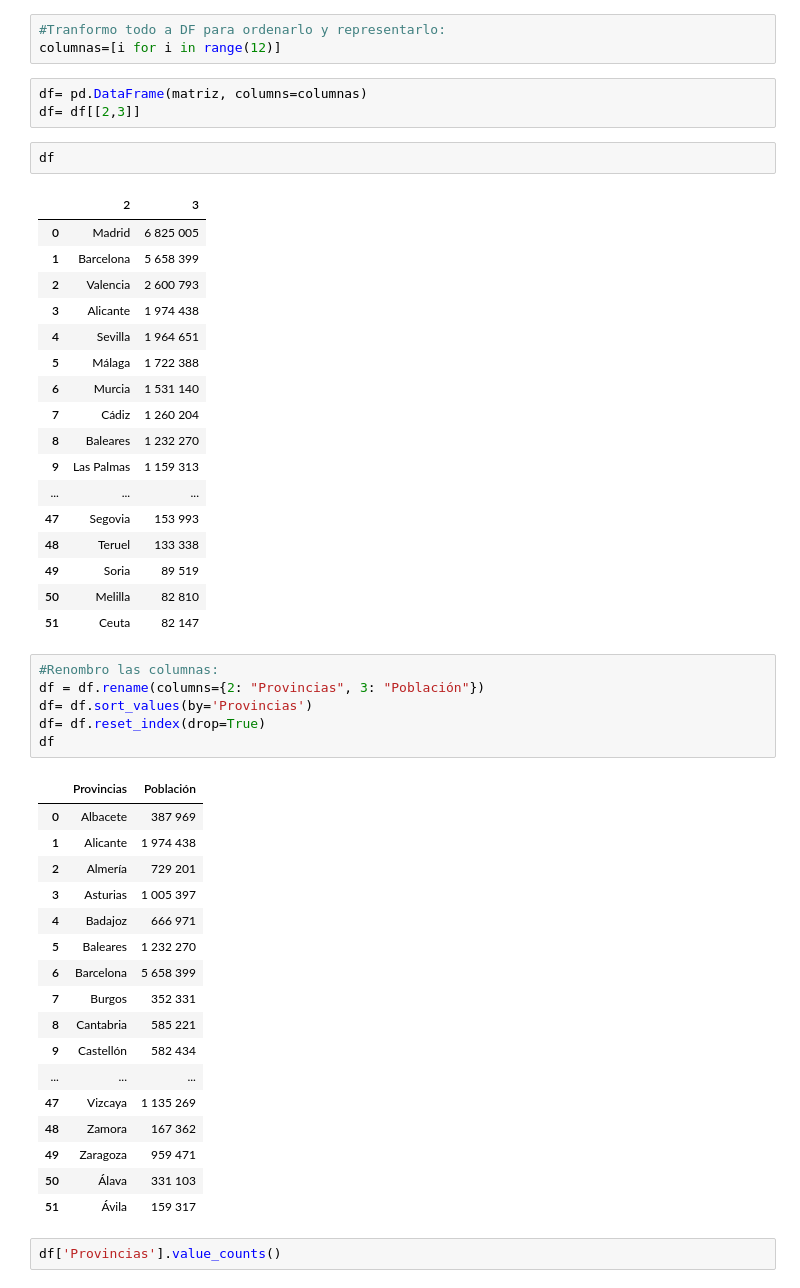
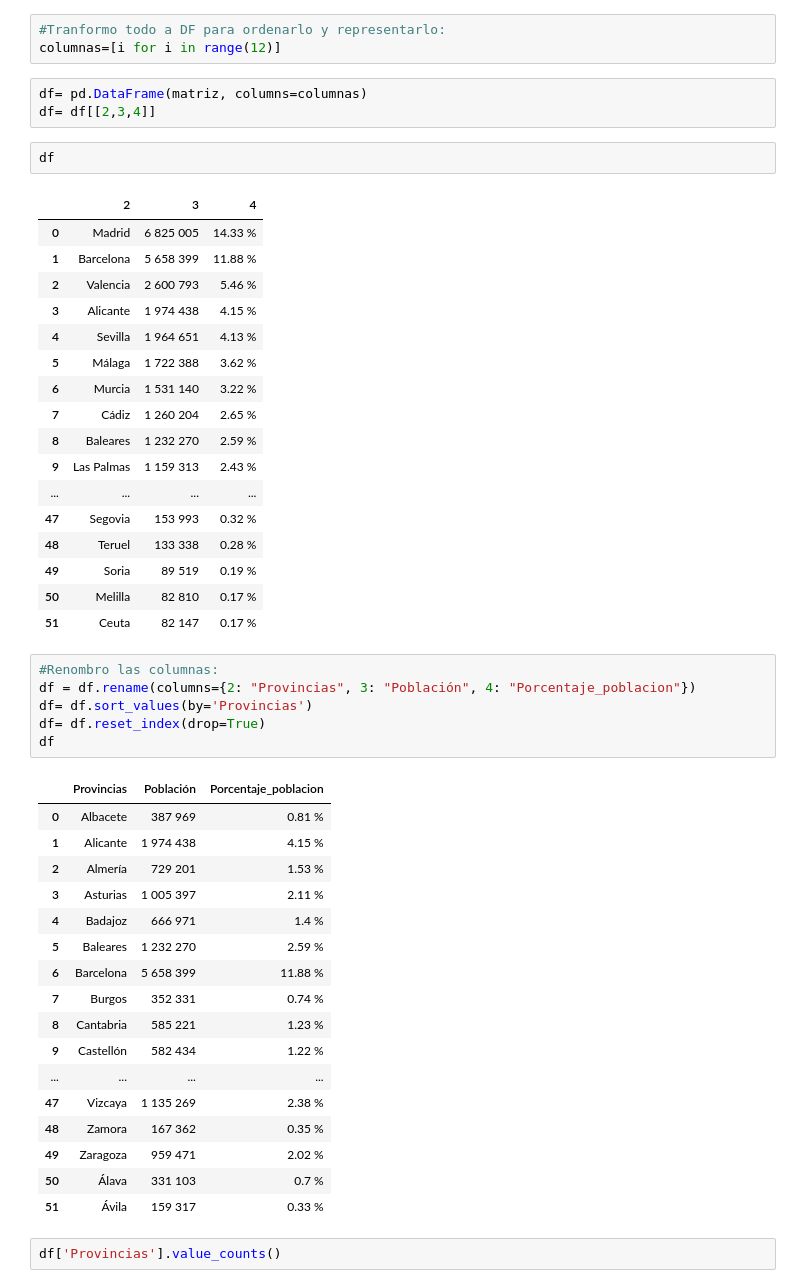
Before and after one commit to Carolina-MH/Project_ETL, a Jupyter notebook: notebook/Población.ipynb, the cells around one changed output. Cells and saved outputs as stored; diff of their text form.

```diff
--- a/notebook/Población.ipynb
+++ b/notebook/Población.ipynb
@@ -77,51 +78,51 @@ len(matriz[0])
 columnas=[i for i in range(12)]
 # %%
 df= pd.DataFrame(matriz, columns=columnas)
-df= df[[2,3]]
+df= df[[2,3,4]]
 # %%
 df
 # %% [output]
-|  | 2 | 3 |
-| 0 | Madrid | 6 825 005 |
-| 1 | Barcelona | 5 658 399 |
-| 2 | Valencia | 2 600 793 |
-| 3 | Alicante | 1 974 438 |
-| 4 | Sevilla | 1 964 651 |
-| 5 | Málaga | 1 722 388 |
-| 6 | Murcia | 1 531 140 |
-| 7 | Cádiz | 1 260 204 |
-| 8 | Baleares | 1 232 270 |
-| 9 | Las Palmas | 1 159 313 |
-| ... | ... | ... |
-| 47 | Segovia | 153 993 |
-| 48 | Teruel | 133 338 |
-| 49 | Soria | 89 519 |
-| 50 | Melilla | 82 810 |
-| 51 | Ceuta | 82 147 |
+|  | 2 | 3 | 4 |
+| 0 | Madrid | 6 825 005 | 14.33 % |
+| 1 | Barcelona | 5 658 399 | 11.88 % |
+| 2 | Valencia | 2 600 793 | 5.46 % |
+| 3 | Alicante | 1 974 438 | 4.15 % |
+| 4 | Sevilla | 1 964 651 | 4.13 % |
+| 5 | Málaga | 1 722 388 | 3.62 % |
+| 6 | Murcia | 1 531 140 | 3.22 % |
+| 7 | Cádiz | 1 260 204 | 2.65 % |
+| 8 | Baleares | 1 232 270 | 2.59 % |
+| 9 | Las Palmas | 1 159 313 | 2.43 % |
+| ... | ... | ... | ... |
+| 47 | Segovia | 153 993 | 0.32 % |
+| 48 | Teruel | 133 338 | 0.28 % |
+| 49 | Soria | 89 519 | 0.19 % |
+| 50 | Melilla | 82 810 | 0.17 % |
+| 51 | Ceuta | 82 147 | 0.17 % |
 # %%
 #Renombro las columnas:
-df = df.rename(columns={2: "Provincias", 3: "Población"})
+df = df.rename(columns={2: "Provincias", 3: "Población", 4: "Porcentaje_poblacion"})
 df= df.sort_values(by='Provincias')
 df= df.reset_index(drop=True)
 df
 # %% [output]
-|  | Provincias | Población |
-| 0 | Albacete | 387 969 |
-| 1 | Alicante | 1 974 438 |
-| 2 | Almería | 729 201 |
-| 3 | Asturias | 1 005 397 |
-| 4 | Badajoz | 666 971 |
-| 5 | Baleares | 1 232 270 |
-| 6 | Barcelona | 5 658 399 |
-| 7 | Burgos | 352 331 |
-| 8 | Cantabria | 585 221 |
-| 9 | Castellón | 582 434 |
-| ... | ... | ... |
-| 47 | Vizcaya | 1 135 269 |
-| 48 | Zamora | 167 362 |
-| 49 | Zaragoza | 959 471 |
-| 50 | Álava | 331 103 |
-| 51 | Ávila | 159 317 |
+|  | Provincias | Población | Porcentaje_poblacion |
+| 0 | Albacete | 387 969 | 0.81 % |
+| 1 | Alicante | 1 974 438 | 4.15 % |
+| 2 | Almería | 729 201 | 1.53 % |
+| 3 | Asturias | 1 005 397 | 2.11 % |
+| 4 | Badajoz | 666 971 | 1.4 % |
+| 5 | Baleares | 1 232 270 | 2.59 % |
+| 6 | Barcelona | 5 658 399 | 11.88 % |
+| 7 | Burgos | 352 331 | 0.74 % |
+| 8 | Cantabria | 585 221 | 1.23 % |
+| 9 | Castellón | 582 434 | 1.22 % |
+| ... | ... | ... | ... |
+| 47 | Vizcaya | 1 135 269 | 2.38 % |
+| 48 | Zamora | 167 362 | 0.35 % |
+| 49 | Zaragoza | 959 471 | 2.02 % |
+| 50 | Álava | 331 103 | 0.7 % |
+| 51 | Ávila | 159 317 | 0.33 % |
 # %%
 df['Provincias'].value_counts()
 # %% [output]
```
Also changed, not shown: parts of 6 cells of this notebook, 18 other files.
